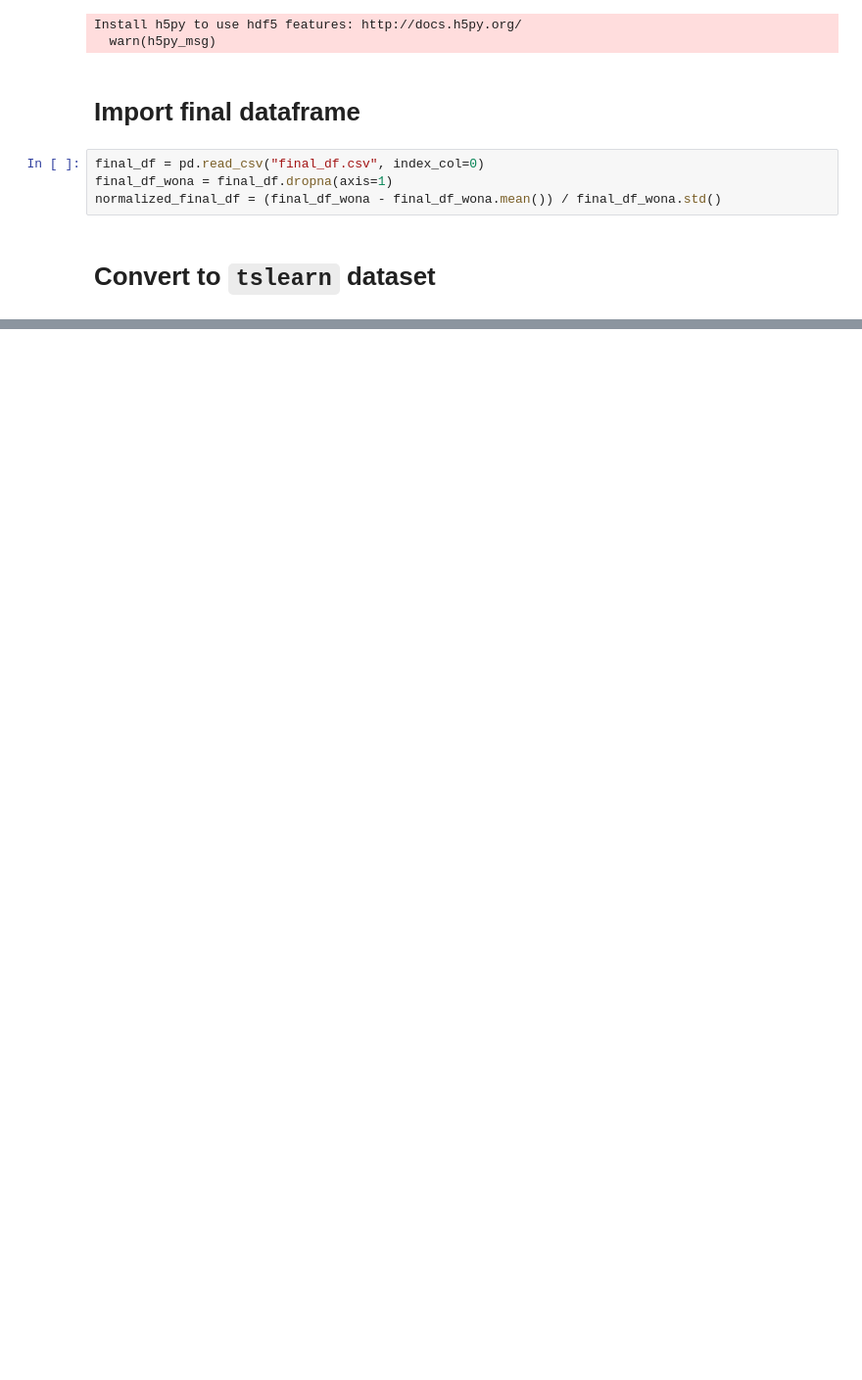
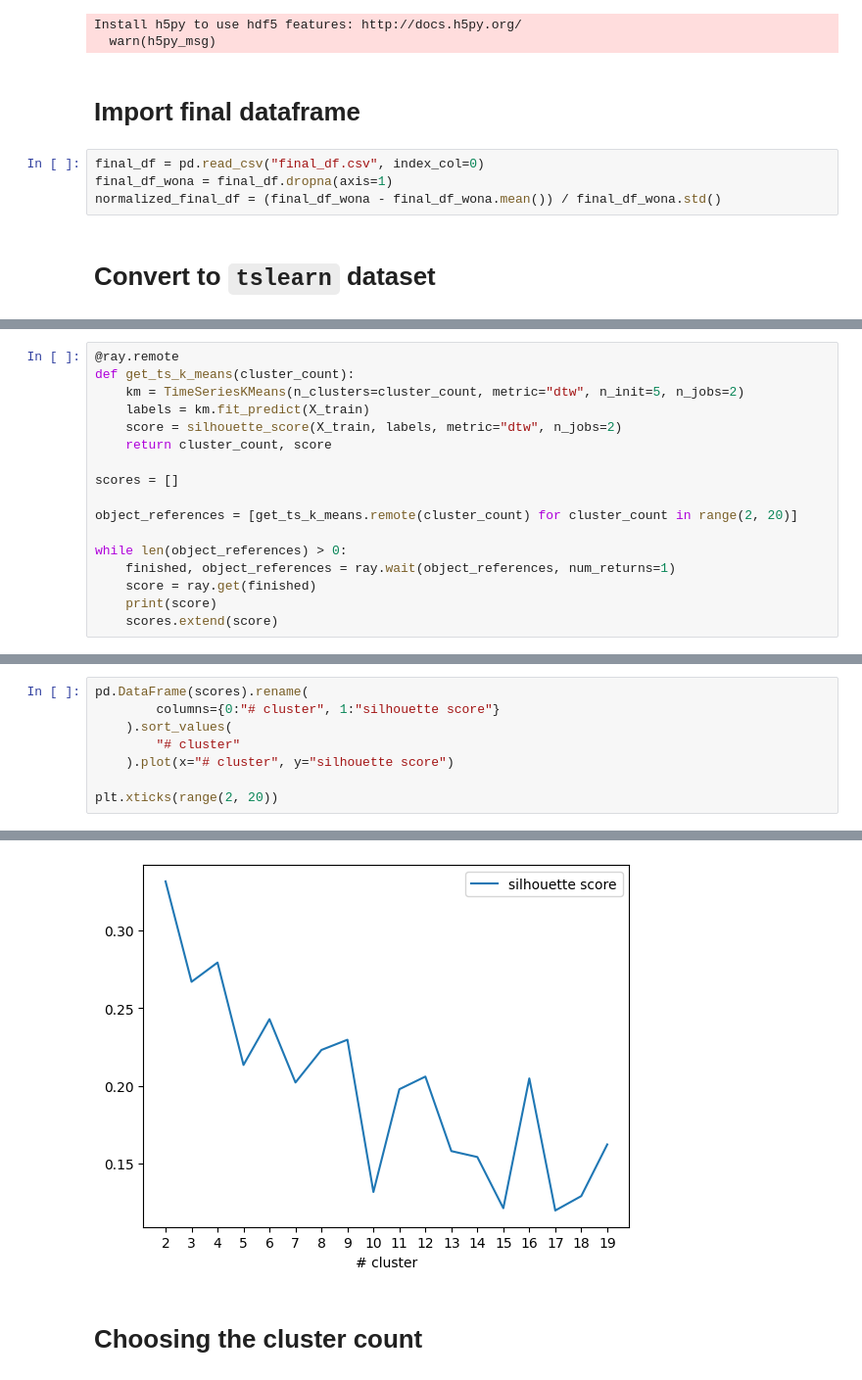
Before and after one commit to ClementBM/sandbox, a Jupyter notebook: webstat-tsclustering/tsclustering/clustering.ipynb, the cells around one changed output, grey strips where cells are left out. Shown at 98% size. Saved outputs shown, nothing was run; the diff lists cells and outputs as text; blank space fills up the shorter version.

```diff
--- a/webstat-tsclustering/tsclustering/clustering.ipynb
+++ b/webstat-tsclustering/tsclustering/clustering.ipynb
@@ -29,0 +36,17 @@ X_train.shape # n_ts, max_sz, d
+# %%
+@ray.remote
+def get_ts_k_means(cluster_count):
+    km = TimeSeriesKMeans(n_clusters=cluster_count, metric="dtw", n_init=5, n_jobs=2)
+    labels = km.fit_predict(X_train)
+    score = silhouette_score(X_train, labels, metric="dtw", n_jobs=2)
+    return cluster_count, score
+
+scores = []
+
+object_references = [get_ts_k_means.remote(cluster_count) for cluster_count in range(2, 20)]
+
+while len(object_references) > 0:
+    finished, object_references = ray.wait(object_references, num_returns=1)
+    score = ray.get(finished)
+    print(score)
+    scores.extend(score)
@@ -29,0 +90,9 @@ X_train.shape # n_ts, max_sz, d
+# %%
+pd.DataFrame(scores).rename(
+        columns={0:"# cluster", 1:"silhouette score"}
+    ).sort_values(
+        "# cluster"
+    ).plot(x="# cluster", y="silhouette score")
+
+plt.xticks(range(2, 20))
+# %% [output]
@@ -30 +116,4 @@ X_train.shape # n_ts, max_sz, d
+[figure, added]
+# %% [markdown]
+# Choosing the cluster count
 # %%
```
Also changed, not shown: parts of 18 cells of this notebook, 12 other files.
